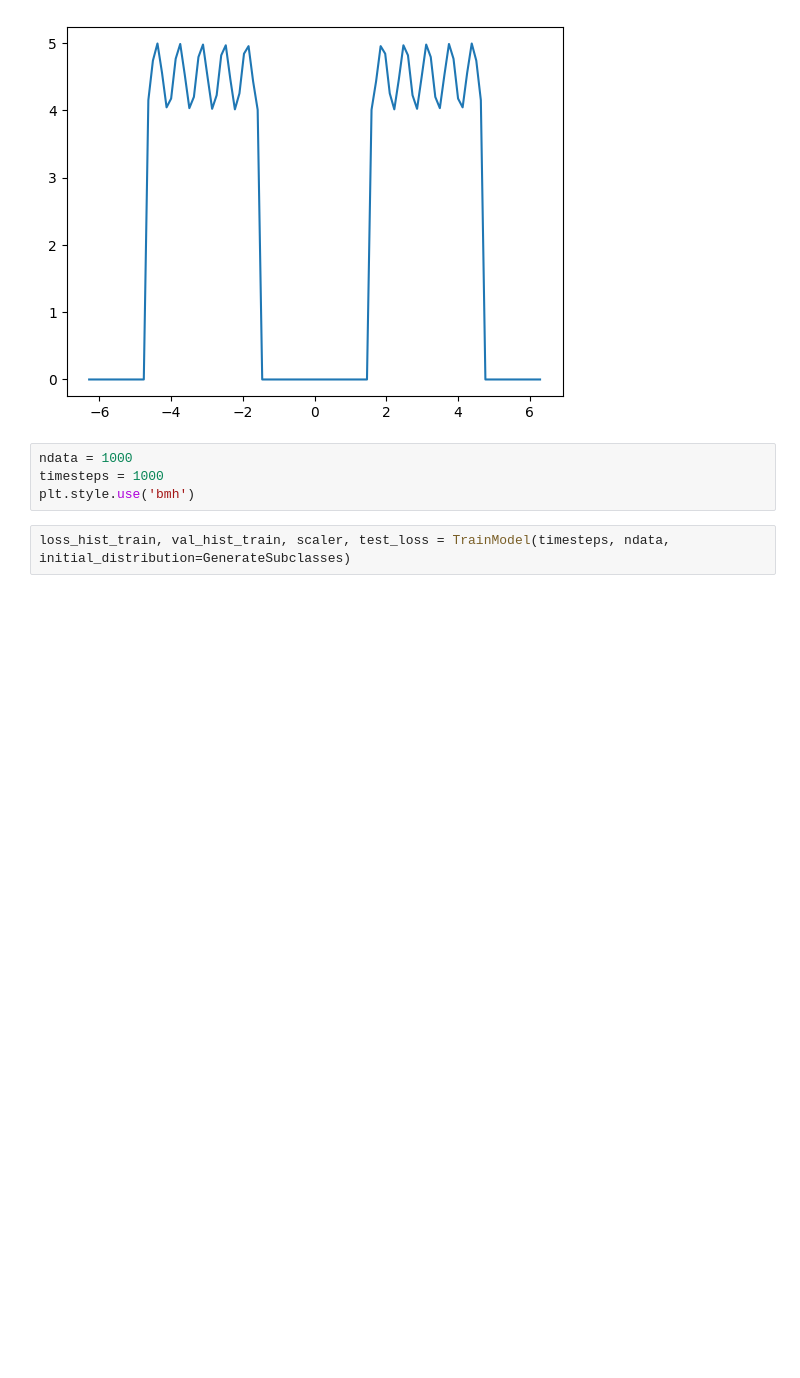
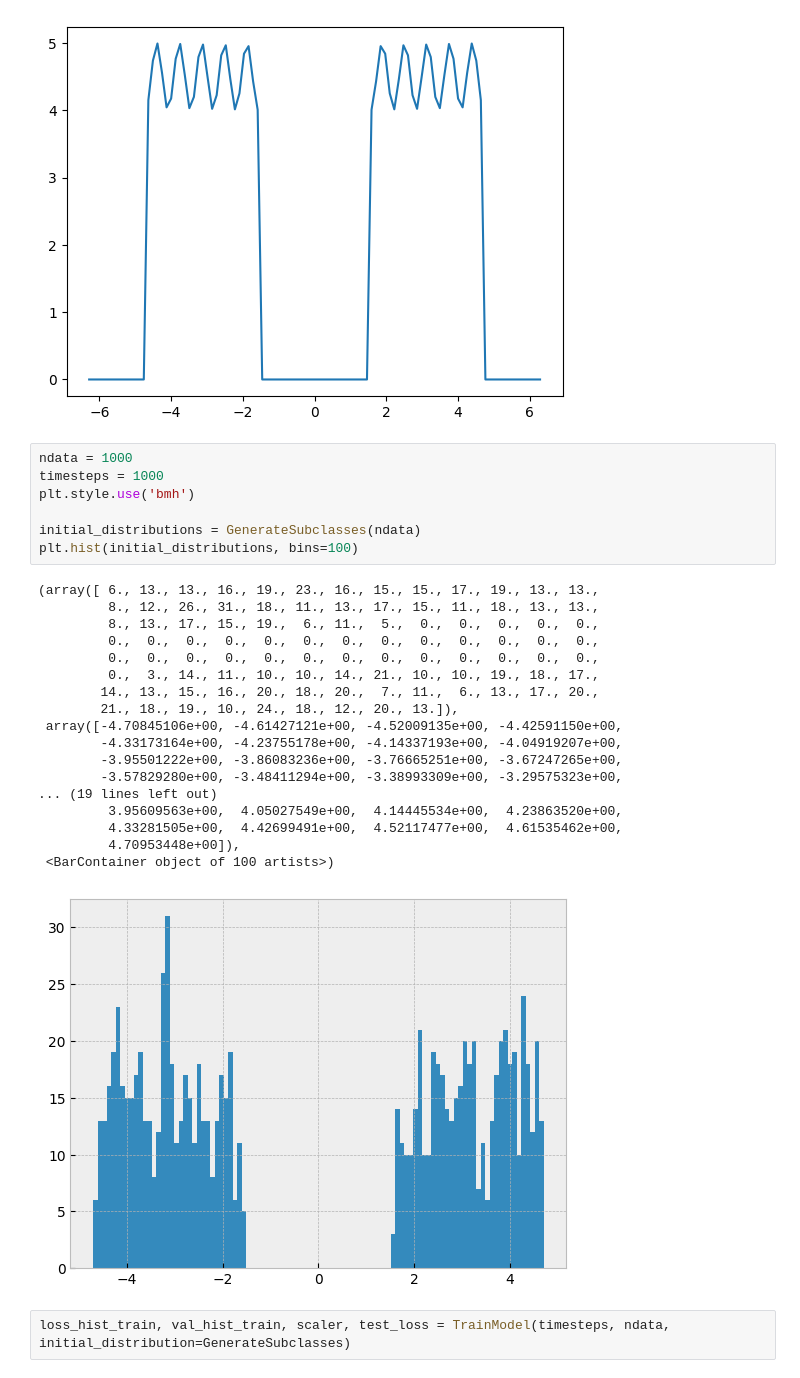
Before and after one commit to W-physics/Tesis, a Jupyter notebook: Subclases.ipynb, the cells around one changed output. Cells and saved outputs as stored; diff of their text form; blank space fills up the shorter version.

```diff
--- a/Subclases.ipynb
+++ b/Subclases.ipynb
@@ -19,7 +19,29 @@ plt.plot(x, SquaredSignal(x))
 # %%
 ndata = 1000
 timesteps = 1000
 plt.style.use('bmh')
+
+initial_distributions = GenerateSubclasses(ndata)
+plt.hist(initial_distributions, bins=100)
+# %% [output]
+(array([ 6., 13., 13., 16., 19., 23., 16., 15., 15., 17., 19., 13., 13.,
+         8., 12., 26., 31., 18., 11., 13., 17., 15., 11., 18., 13., 13.,
+         8., 13., 17., 15., 19.,  6., 11.,  5.,  0.,  0.,  0.,  0.,  0.,
+         0.,  0.,  0.,  0.,  0.,  0.,  0.,  0.,  0.,  0.,  0.,  0.,  0.,
+         0.,  0.,  0.,  0.,  0.,  0.,  0.,  0.,  0.,  0.,  0.,  0.,  0.,
+         0.,  3., 14., 11., 10., 10., 14., 21., 10., 10., 19., 18., 17.,
+        14., 13., 15., 16., 20., 18., 20.,  7., 11.,  6., 13., 17., 20.,
+        21., 18., 19., 10., 24., 18., 12., 20., 13.]),
+ array([-4.70845106e+00, -4.61427121e+00, -4.52009135e+00, -4.42591150e+00,
+        -4.33173164e+00, -4.23755178e+00, -4.14337193e+00, -4.04919207e+00,
+        -3.95501222e+00, -3.86083236e+00, -3.76665251e+00, -3.67247265e+00,
+        -3.57829280e+00, -3.48411294e+00, -3.38993309e+00, -3.29575323e+00,
+... (19 lines left out)
+         3.95609563e+00,  4.05027549e+00,  4.14445534e+00,  4.23863520e+00,
+         4.33281505e+00,  4.42699491e+00,  4.52117477e+00,  4.61535462e+00,
+         4.70953448e+00]),
+ <BarContainer object of 100 artists>)
+[figure, added]
 # %%
 loss_hist_train, val_hist_train, scaler, test_loss = TrainModel(timesteps, ndata, initial_distribution=GenerateSubclasses)
 # %% [output]
```
Also changed, not shown: parts of 3 cells of this notebook, 3 other files.
